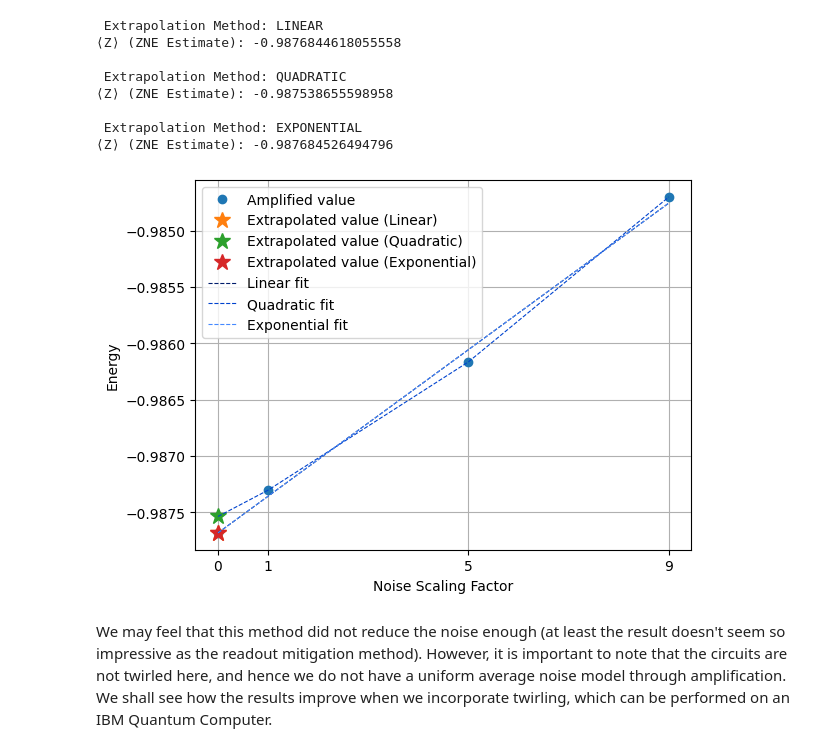
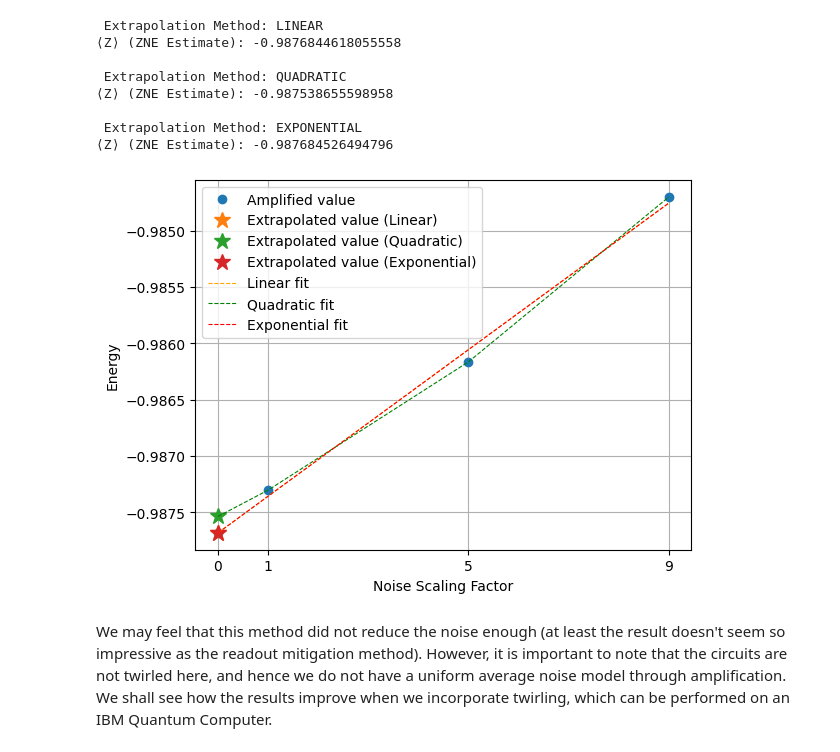
Before and after one commit to ritajitmajumdar1/Teaching, a Jupyter notebook: understanding_noise_in_quantum_computing.ipynb, the cells around one changed output. Cells and saved outputs as stored; diff of their text form; code cells hidden in the pictures.

Commit message:
changing plot colours for better visualization

```diff
--- a/understanding_noise_in_quantum_computing.ipynb
+++ b/understanding_noise_in_quantum_computing.ipynb
@@ -934,21 +934,21 @@ for idx, method in enumerate(methods):
 # %%
 xdata = [0] + scaling_factors
 ydata = [extrapolated_expvals[0]] + expvals
 plt.plot(xdata, ydata, "o", label="Amplified value")
 plt.plot(xdata[0], fit_data['linear'][0], '*', markersize=12, label='Extrapolated value (Linear)')
 plt.plot(xdata[0], fit_data['quadratic'][0], '*', markersize=12, label='Extrapolated value (Quadratic)')
 plt.plot(xdata[0], fit_data['exponential'][0], '*', markersize=12, label='Extrapolated value (Exponential)')
-plt.plot(xdata, fit_data['linear'], '--', linewidth=0.8, color='#001d6c', label='Linear fit')
-plt.plot(xdata, fit_data['quadratic'], '--', linewidth=0.8, color='#0043ce', label='Quadratic fit')
-plt.plot(xdata, fit_data['exponential'], '--', linewidth=0.8, color='#4589ff', label='Exponential fit')
+plt.plot(xdata, fit_data['linear'], '--', linewidth=0.8, color='orange', label='Linear fit')
+plt.plot(xdata, fit_data['quadratic'], '--', linewidth=0.8, color='green', label='Quadratic fit')
+plt.plot(xdata, fit_data['exponential'], '--', linewidth=0.8, color='red', label='Exponential fit')
 plt.xlabel("Noise Scaling Factor")
 plt.xticks(xdata)
 plt.ylabel("Energy")
 plt.legend()
 plt.grid()
 plt.show()
 # %% [output]
-[figure, old version]
+[figure, new version]
 # %% [markdown]
 We may feel that this method did not reduce the noise enough (at least the result doesn't seem so impressive as the readout mitigation method). However, it is important to note that the circuits are not twirled here, and hence we do not have a uniform average noise model through amplification. We shall see how the results improve when we incorporate twirling, which can be performed on an IBM Quantum Computer.
 # %% [markdown]
```
